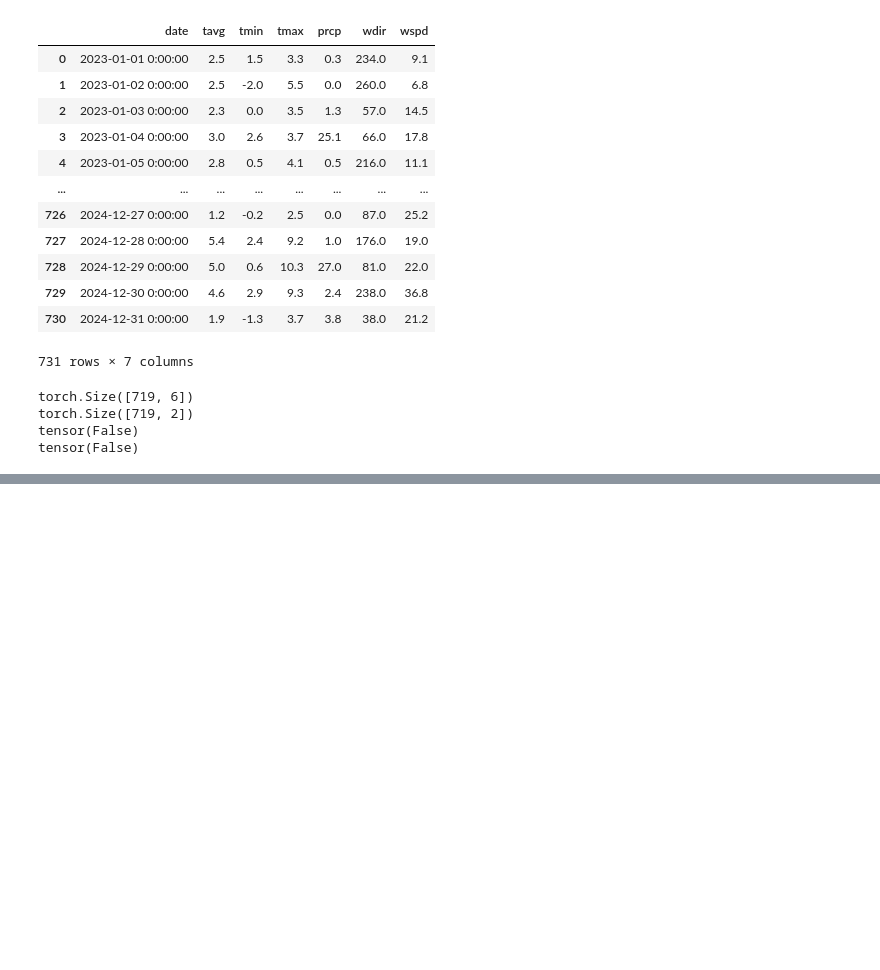
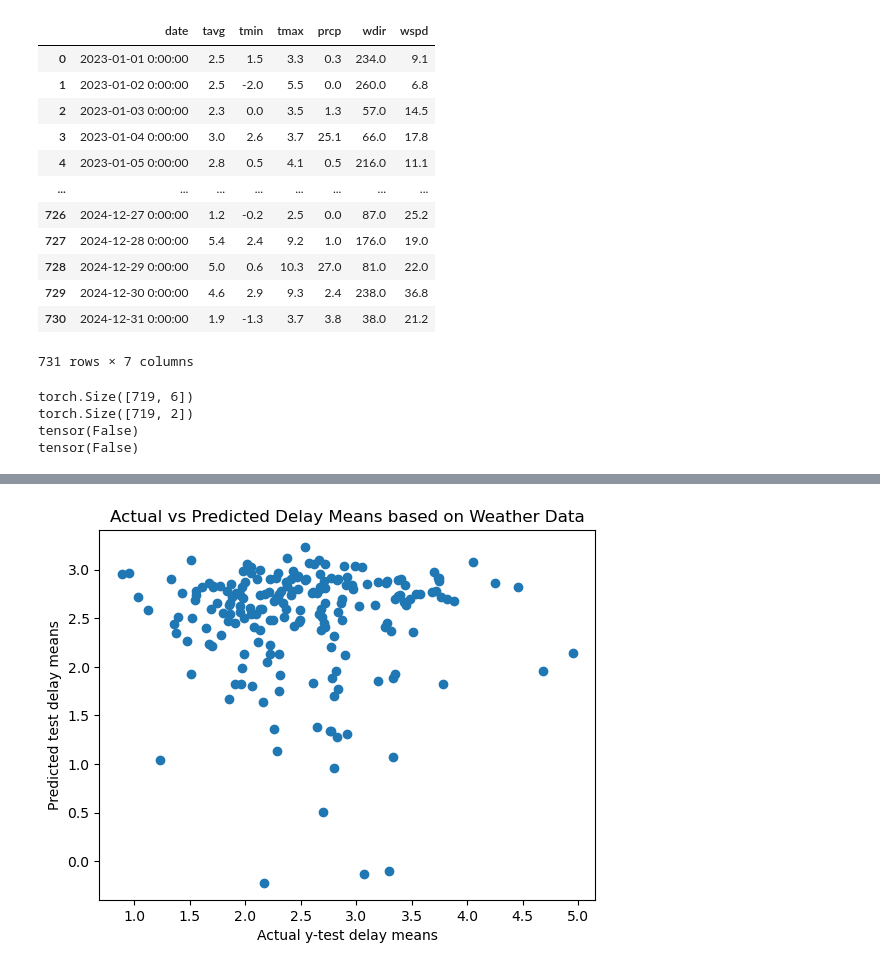
Before and after one commit to michelleyucollins/TardyTerminatorCommittee, a Jupyter notebook: subway_analysis/models/weather_nn.ipynb, the cells around one changed output, grey strips where cells are left out. Cells and saved outputs as stored; diff of their text form; code cells hidden in the pictures; blank space fills up the shorter version.

Commit message:
some more on weather nn

```diff
--- a/subway_analysis/models/weather_nn.ipynb
+++ b/subway_analysis/models/weather_nn.ipynb
@@ -184,0 +185,8 @@ Mean Squared Error on test set: 99.34907531738281
+# %%
+plt.scatter(y_test[:,0], predictions[:,0])
+plt.title("Actual vs Predicted Delay Means based on Weather Data")
+plt.xlabel("Actual y-test delay means")
+plt.ylabel("Predicted test delay means")
+plt.show()
+# %% [output]
+[figure, added]
```
Also changed, not shown: parts of 5 cells of this notebook.
